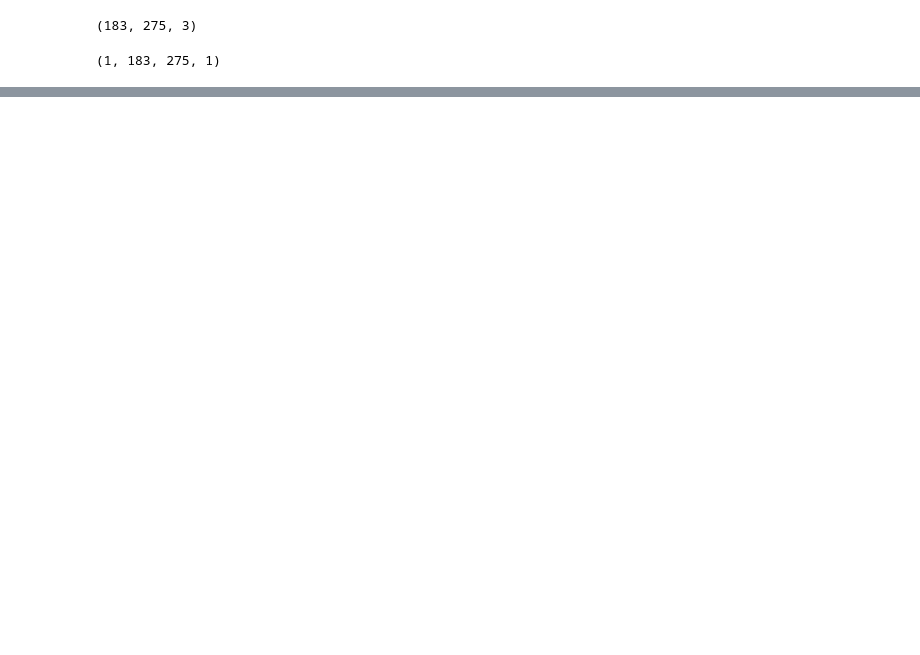
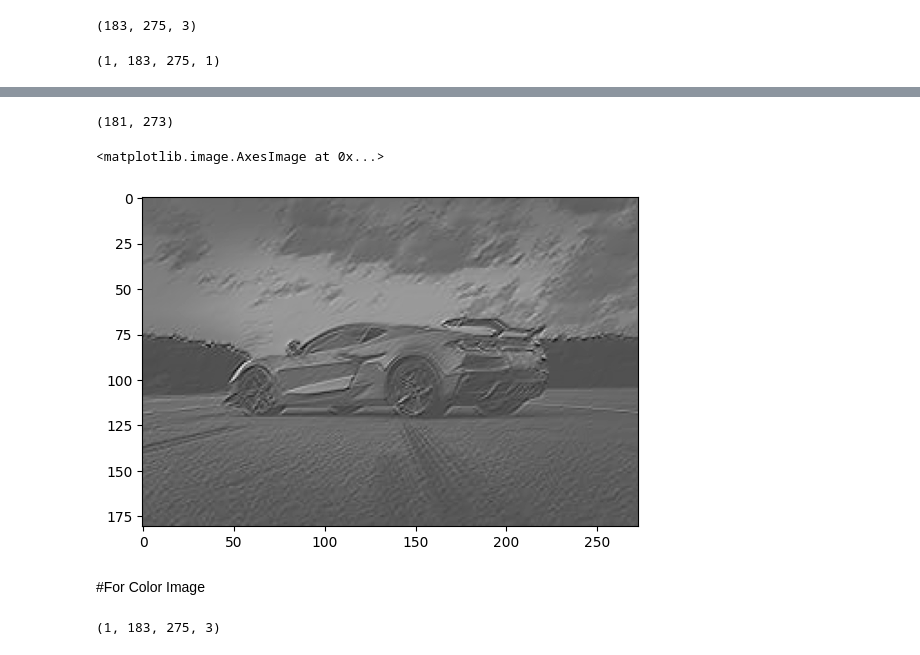
Before and after one commit to sarithamiryala/DeepLearning, a Jupyter notebook: POC_for_Convolution_and_Pooling.ipynb, the cells around one changed output, grey strips where cells are left out. Drawn from its saved outputs; the diff is of its cells as text; code cells hidden in the pictures; blank space fills up the shorter version.

```diff
--- a/POC_for_Convolution_and_Pooling.ipynb
+++ b/POC_for_Convolution_and_Pooling.ipynb
@@ -63,0 +85,5 @@ Model: "sequential_2"
+# %%
+row,col = out.shape[1],out.shape[2]
+# %%
+reshaped_out = out.reshape(row,col)
+reshaped_out
@@ -63,0 +104,17 @@ Model: "sequential_2"
+# %%
+reshaped_out.shape
+# %% [output]
+(181, 273)
+# %%
+plt.imshow(reshaped_out,cmap="gray")
+# %% [output]
+<matplotlib.image.AxesImage at 0x...>
+[figure, added]
+# %% [markdown]
+#For Color Image
+# %%
+row,col,depth = car_colour.shape
+color_car = car_colour.reshape((1,row,col,depth))
+color_car.shape
+# %% [output]
+(1, 183, 275, 3)
```
Also changed, not shown: parts of 16 cells of this notebook.
